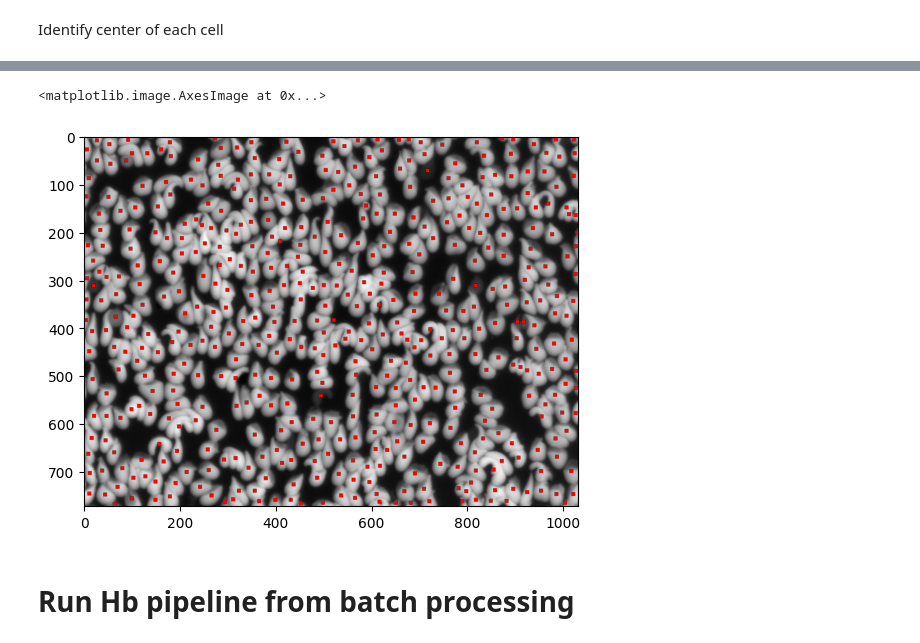
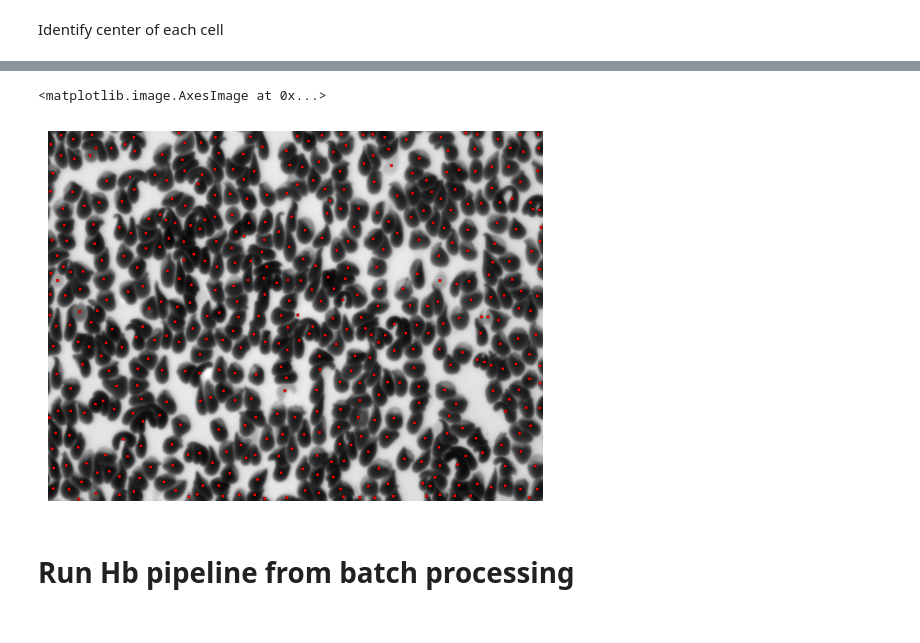
Before and after one commit to czbiohub-sf/lfm-data-utilities, a Jupyter notebook: lfm_data_utilities/hb_quantification/cellpose_sandbox.ipynb, the cells around one changed output, grey strips where cells are left out. Drawn from its saved outputs; the diff is of its cells as text; code cells hidden in the pictures.

```diff
--- a/lfm_data_utilities/hb_quantification/cellpose_sandbox.ipynb
+++ b/lfm_data_utilities/hb_quantification/cellpose_sandbox.ipynb
@@ -255,14 +270,16 @@ Mean MCH = 29.014 pg
 Identify center of each cell
 # %%
 mch_w_pos = calc_mch_pg(pg_img, masks)
-plt.imshow(absorbance_img, cmap='gray')
+plt.imshow(img, cmap='gray')
 
-width = 4
+width = 3
 w, h = absorbance_img.shape
 locs = np.zeros((w, h, 4))
 for pos in mch_w_pos[:, 1:3]:
     x = int(pos[0])
     y = int(pos[1])
     locs[x-width:x+width,y-width:y+width] = [255, 0, 0, 255]
+
+plt.axis('off')
 plt.imshow(locs)
 # %% [output]
@@ -270,5 +287,5 @@ plt.imshow(locs)
 <matplotlib.image.AxesImage at 0x...>
-[figure, old version]
+[figure, new version]
 # %% [markdown]
 # Run Hb pipeline from batch processing
 # %%
```
Also changed, not shown: parts of 6 cells of this notebook, 26 other files.
